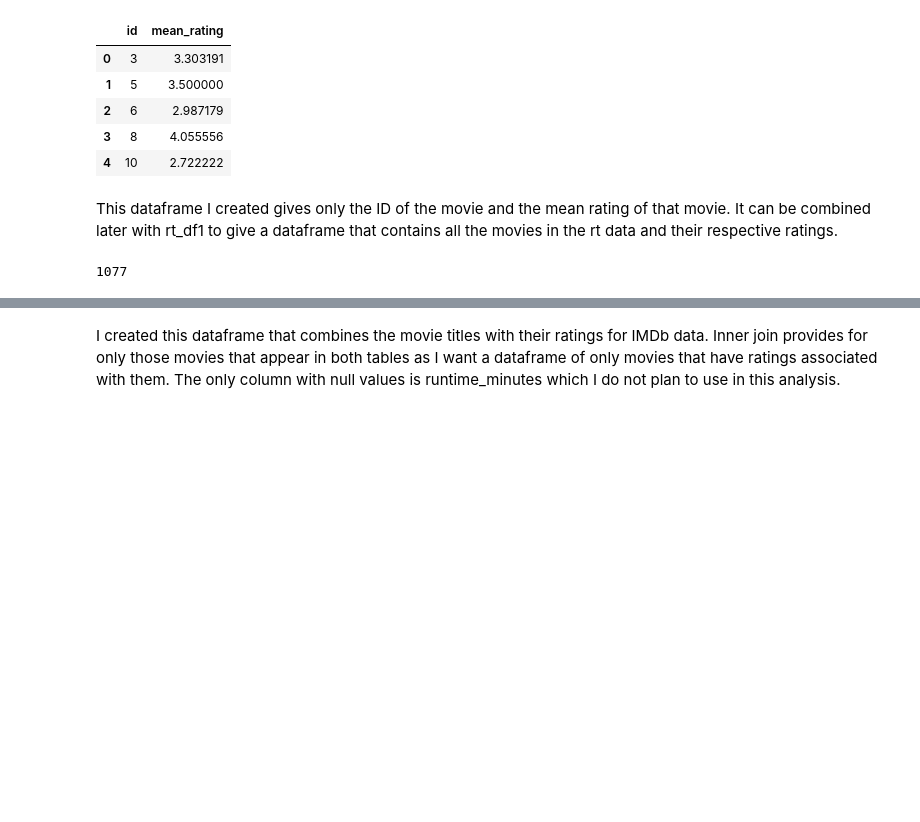
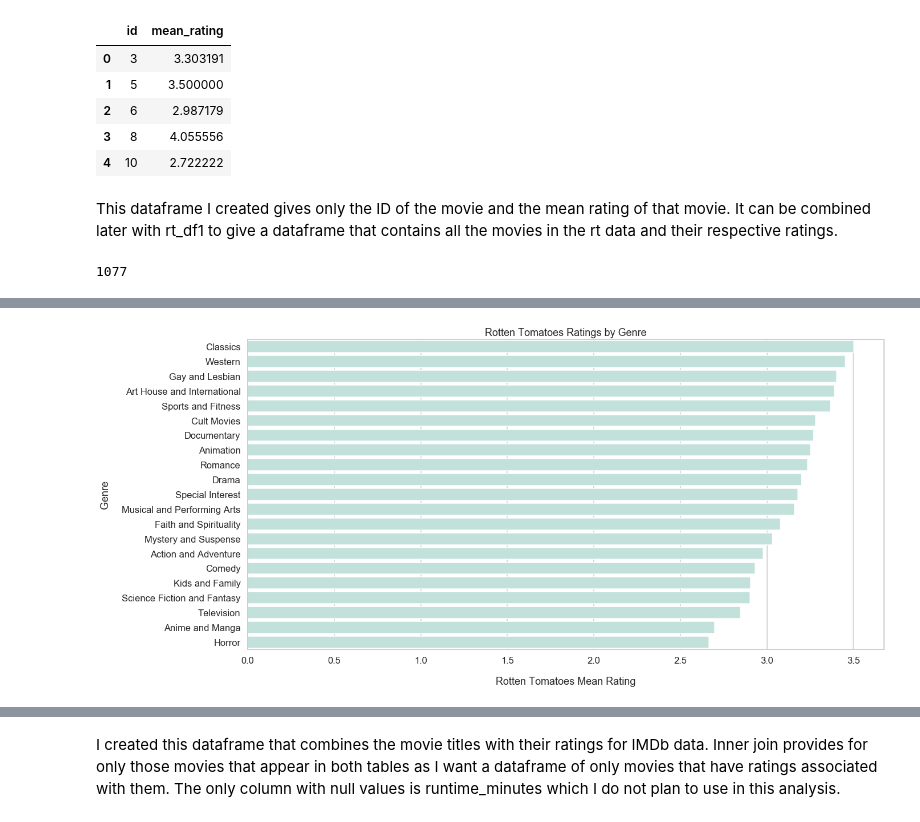
Before and after one commit to JenniferLavoie/DSFirstProject, a Jupyter notebook: student.ipynb, the cells around one changed output, grey strips where cells are left out. Saved outputs shown, nothing was run; the diff lists cells and outputs as text; code cells hidden in the pictures; blank space fills up the shorter version.

```diff
--- a/student.ipynb
+++ b/student.ipynb
@@ -424,3 +431,11 @@ This dataframe I created gives only the ID of the movie and the mean rating of t
 print(len(rt_df3)) #1077
 # %% [output]
 1077
+# %%
+rt_combine = pd.merge(rt_df1, rt_df3, how = 'inner', left_on ='id', right_on ='id')
+
+# Dropping some columns that won't pertain to this analysis for readability
+rt_combine.drop(['synopsis', 'rating', 'writer', 'theater_date', 'dvd_date', 'currency',
+                'runtime', 'studio'], axis=1, inplace=True)
+
+rt_combine.head()
@@ -436,0 +640,8 @@ Does the size of the movie budget have a relatioship with ratings awarded to the
+# %%
+rt_genres = rt_combine.copy()
+
+rt_genres['genre'] = rt_genres['genre'].str.split("|")
+
+rt_genres = rt_genres.explode('genre')
+
+rt_genres.head()
@@ -436,0 +670,6 @@ Does the size of the movie budget have a relatioship with ratings awarded to the
+# %%
+rt_genres['box_office'] = rt_genres['box_office'].astype(str)
+# %%
+rt_genres['box_office'] = rt_genres['box_office'].replace({',':''}, regex = True)
+
+rt_genres['box_office'] = pd.to_numeric(rt_genres['box_office'], errors='coerce')
@@ -436,0 +710,16 @@ Does the size of the movie budget have a relatioship with ratings awarded to the
+# %%
+plt.figure(figsize=(20,10))
+
+result = rt_genres.groupby(['genre'])['mean_rating'].aggregate(np.mean).reset_index().sort_values(['mean_rating'], ascending=False)
+sns.barplot(x='mean_rating', y='genre', data=rt_genres, order=result['genre'], ci = None, color='#bde6de')
+sns.set_context('talk')
+
+#plt.xticks(rotation=45)
+plt.title('Rotten Tomatoes Ratings by Genre')
+plt.ylabel('Genre', labelpad=20)
+plt.xlabel('Rotten Tomatoes Mean Rating', labelpad=20)
+
+
+plt.show()
+# %% [output]
+[figure, added]
```
Also changed, not shown: parts of 113 cells of this notebook.
